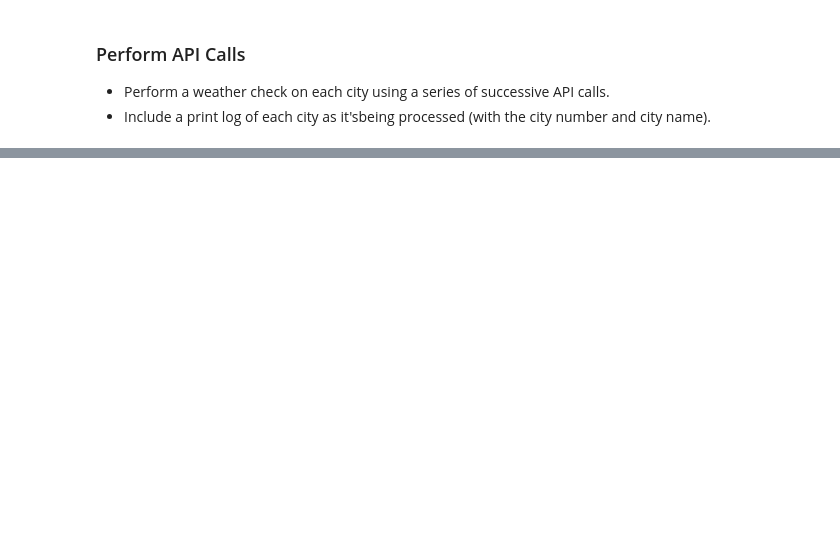
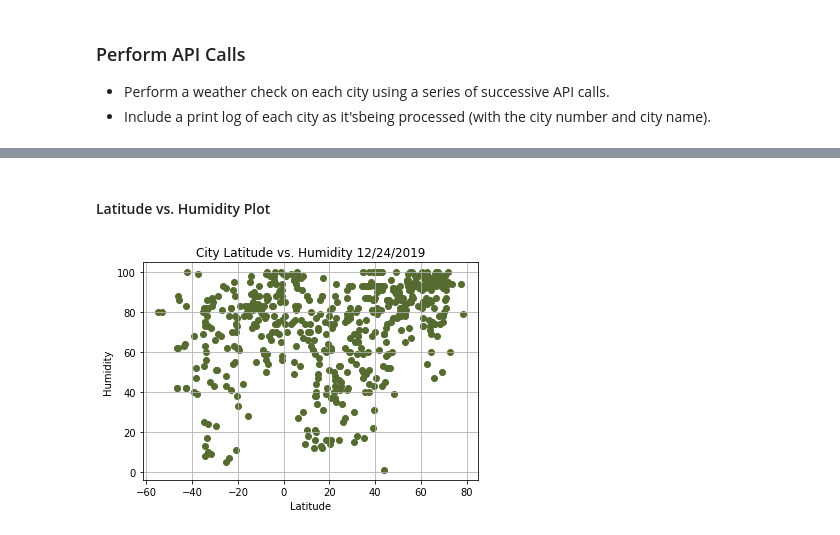
Before and after one commit to daniela-matos/equator_weather, a Jupyter notebook: WeatherPy/main.ipynb, the cells around one changed output, grey strips where cells are left out. Cells and saved outputs as stored; diff of their text form; code cells hidden in the pictures; blank space fills up the shorter version.

```diff
--- a/WeatherPy/main.ipynb
+++ b/WeatherPy/main.ipynb
@@ -151,0 +169,16 @@ dtype('O')
+# %% [markdown]
+#### Latitude vs. Humidity Plot
+# %%
+plt.scatter(weather["Lat"], weather["Humidity"], marker="o", color="darkolivegreen")
+plt.title(f"City Latitude vs. Humidity {time.strftime('%m/%d/%Y')}")
+plt.xlabel("Latitude")
+plt.ylabel("Humidity")
+plt.grid(True)
+
+# Save the figure
+plt.savefig("Output/Latitude_vs_Humidity.png")
+
+# Show plot
+plt.show()
+# %% [output]
+[figure, added]
```
Also changed, not shown: parts of 12 cells of this notebook, 5 other files.
